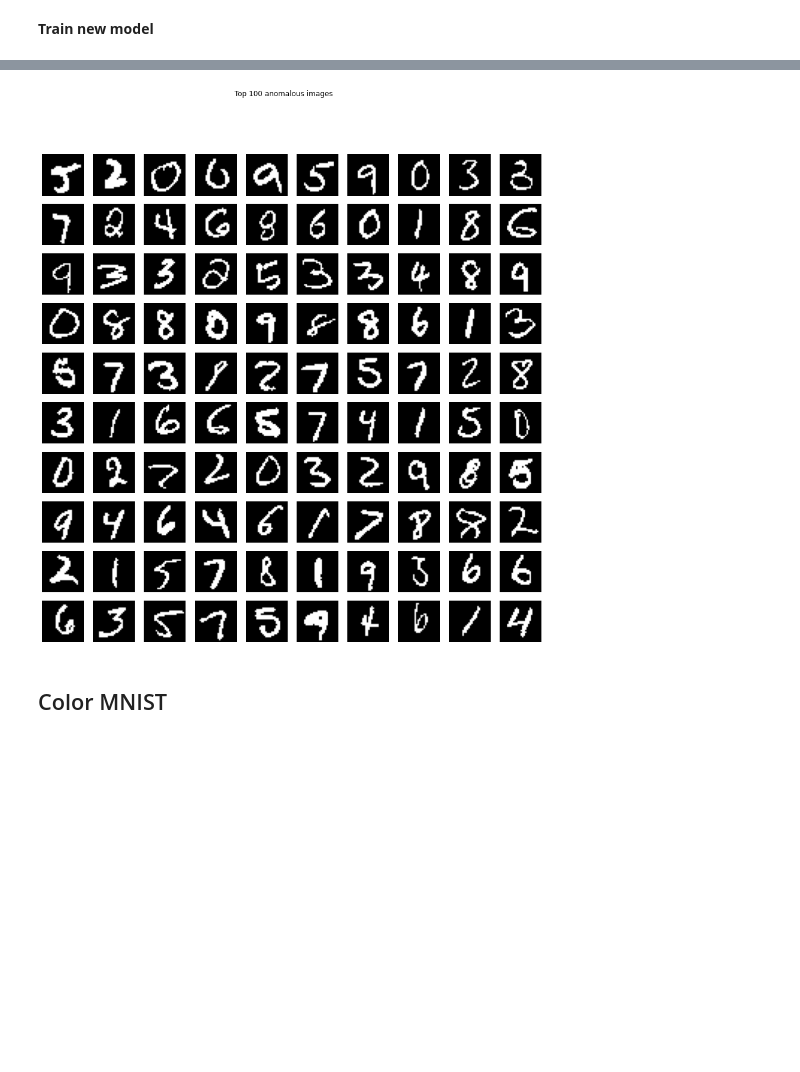
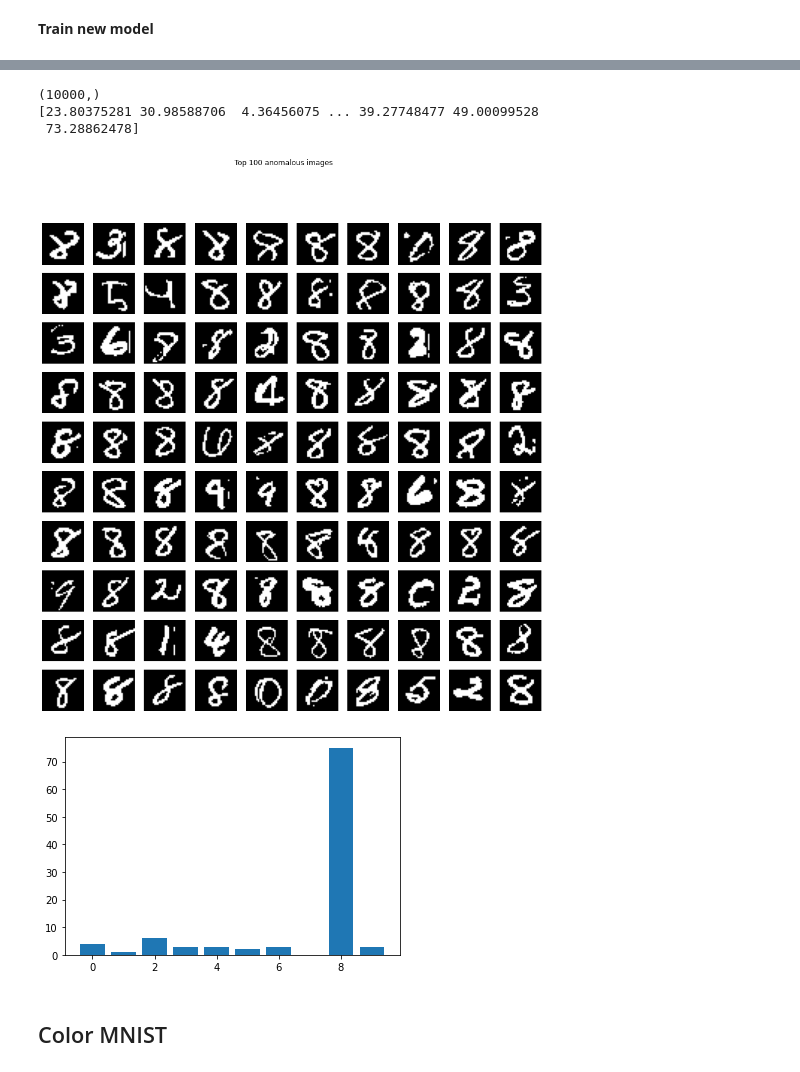
Before and after one commit to fredrvaa/Variational-Autoencoder, a Jupyter notebook: autoencoder_new.ipynb, the cells around one changed output, grey strips where cells are left out. Drawn from its saved outputs; the diff is of its cells as text; code cells hidden in the pictures; blank space fills up the shorter version.

```diff
--- a/autoencoder_new.ipynb
+++ b/autoencoder_new.ipynb
@@ -141,7 +138,7 @@ generated = autoencoder.decode(z)
 # Display some generated images
 n_display = 10
 idx = np.random.choice(z.shape[0], n_display, replace=False)
-fig, ax = plt.subplots(2, n_display, figsize=(15, 6))
+fig, ax = plt.subplots(2, n_display, figsize=(18, 8))
 for i, n in enumerate(idx):
     ax[0][i].imshow(z[n], cmap='gray')
     ax[0][i].set_xticks([])
@@ -174,7 +171,7 @@ missing_gen = StackedMNISTData(mode=DataMode.MONO_BINARY_MISSING)
 # Train autoencoder
 x_train_missing, y_train_missing = missing_gen.get_full_data_set(training=True)
 
-missing_autoencoder = VariationalAutoencoder(prior_distribution, encoding_dim, x_train_missing.shape[1:3], file_name="./models/variational_missing_autoencoder/autoencoder")
+missing_autoencoder = Autoencoder(encoding_dim, x_train_missing.shape[1:3], file_name="./models/missing_autoencoder/autoencoder")
 missing_autoencoder.summary()
 missing_autoencoder.train(x_train_missing, epochs=epochs, batch_size=batch_size, force_relearn=force_relearn)
 # %% [output]
@@ -187,18 +201,32 @@ loss = missing_autoencoder.reconstruction_loss(x_test)
+# %%
+print(loss.shape)
+print(loss)
+# %% [output]
+(10000,)
+[23.80375281 30.98588706  4.36456075 ... 39.27748477 49.00099528
+ 73.28862478]
 # %%
 # Display most anomolous images
 
 grid_size = 10
 # Get n largest loss indexes
 idx = (-loss).argsort()[:grid_size**2]
 fig, ax = plt.subplots(grid_size, grid_size, figsize=(15, 15))
 for n in range(grid_size):
     for m in range(grid_size):
         ax[n][m].imshow(x_test[idx[grid_size*n + m]], cmap='gray')
         ax[n][m].axis('off')
 fig.suptitle(f'Top {grid_size**2} anomalous images')
 plt.show()
+unique, counts = np.unique(y_test[idx], return_counts=True)
+fig, ax = plt.subplots()
+ax = plt.bar(unique, counts)
+fig.suptitle(f'Distribution of top {grid_size**2} anomalous examples')
+plt.show()
+print('10 most anomolous labels:', y_test_color[idx][:10])
 # %% [output]
-[figure, old version]
+[figure, new version]
+[figure, added]
 # %% [markdown]
 ## Color MNIST
 # %% [markdown]
```
Also changed, not shown: parts of 20 cells of this notebook, 2 other files.
